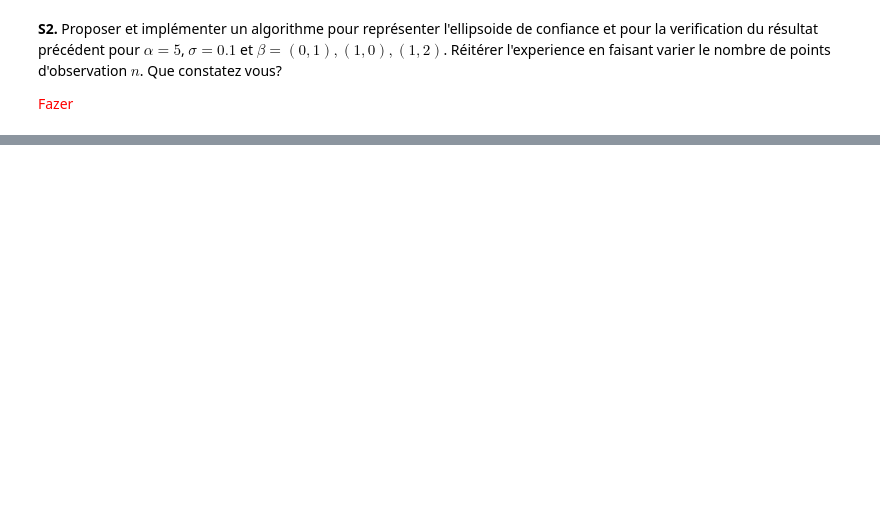
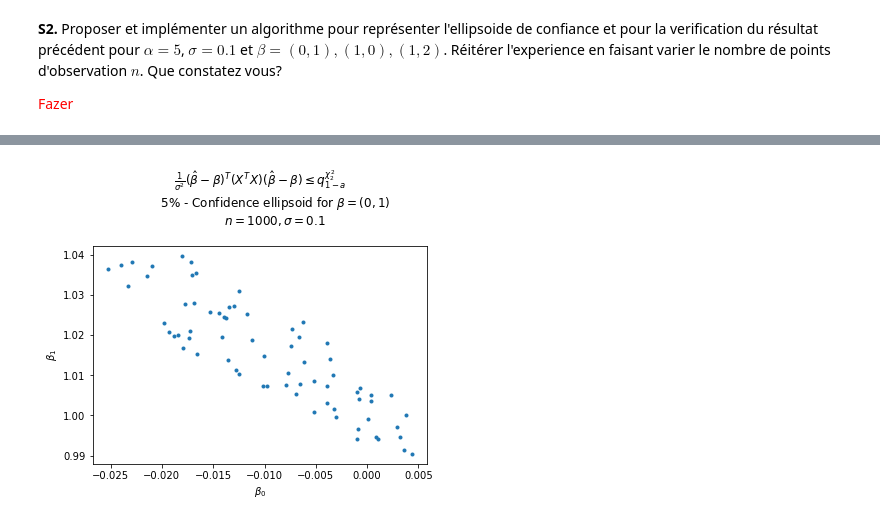
Before and after one commit to peulsilva/LinReg-MAP361, a Jupyter notebook: code.ipynb, the cells around one changed output, grey strips where cells are left out. Cells and saved outputs as stored; diff of their text form; code cells hidden in the pictures; blank space fills up the shorter version.

```diff
--- a/code.ipynb
+++ b/code.ipynb
@@ -294,0 +392,10 @@ class LinearRegression:
+# %%
+confidence_ellipsoid(
+    alpha = 0.05,
+    beta = np.array([0,1]) ,
+    sigma = 0.1,
+    n_points_simulation=30000,
+    n_obs= 1000
+)
+# %% [output]
+[figure, added]
```
Also changed, not shown: parts of 41 cells of this notebook.
